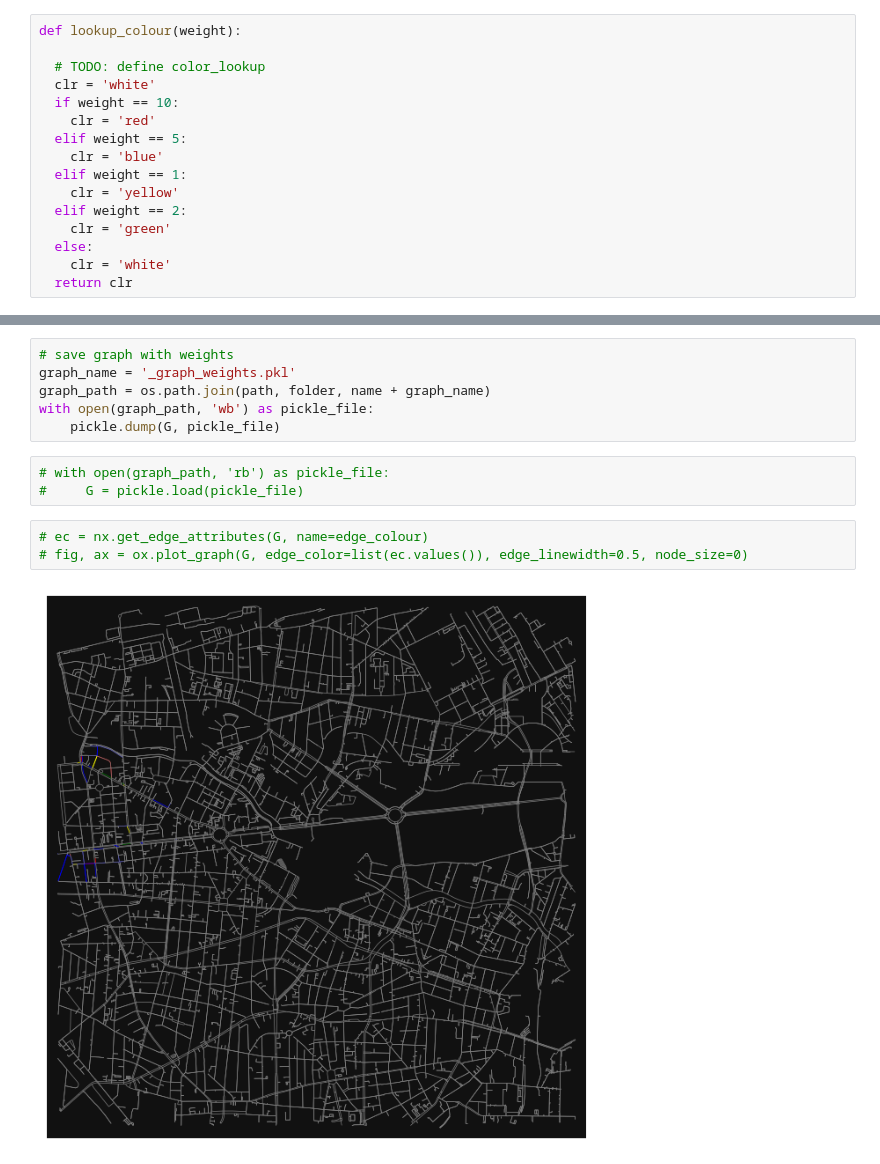
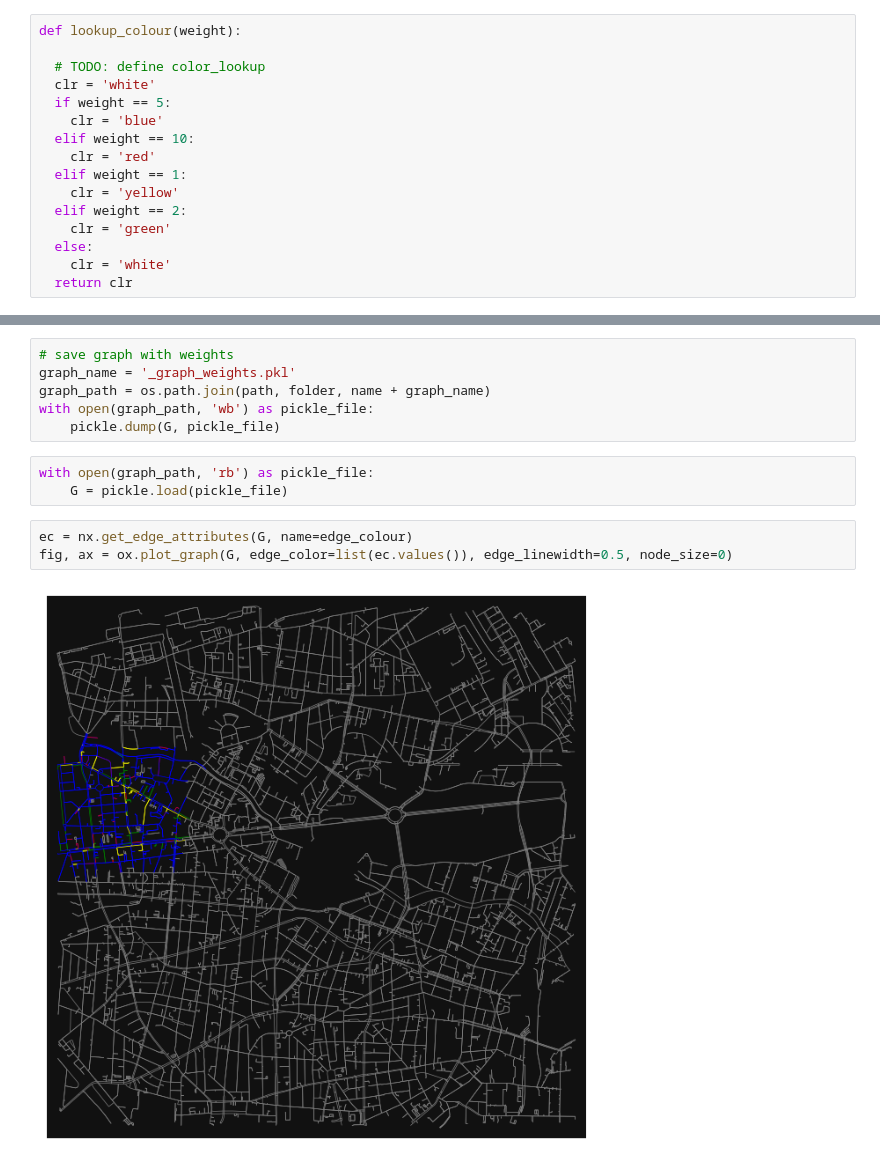
Before and after one commit to graumannm/Berlin_Bike_CV, a Jupyter notebook: update_graph.ipynb, the cells around one changed output, grey strips where cells are left out. Drawn from its saved outputs; the diff is of its cells as text.

```diff
--- a/update_graph.ipynb
+++ b/update_graph.ipynb
@@ -87,10 +87,10 @@ def lookup_colour(weight):
 
   # TODO: define color_lookup
   clr = 'white'
-  if weight == 10:
+  if weight == 5:
+    clr = 'blue'
+  elif weight == 10:
     clr = 'red'
-  elif weight == 5:
-    clr = 'blue'
   elif weight == 1:
     clr = 'yellow'
   elif weight == 2:
@@ -119,10 +119,10 @@ graph_path = os.path.join(path, folder, name + graph_name)
 with open(graph_path, 'wb') as pickle_file:
     pickle.dump(G, pickle_file)
 # %%
-# with open(graph_path, 'rb') as pickle_file:
-#     G = pickle.load(pickle_file)
+with open(graph_path, 'rb') as pickle_file:
+    G = pickle.load(pickle_file)
 # %%
-# ec = nx.get_edge_attributes(G, name=edge_colour)
-# fig, ax = ox.plot_graph(G, edge_color=list(ec.values()), edge_linewidth=0.5, node_size=0)
+ec = nx.get_edge_attributes(G, name=edge_colour)
+fig, ax = ox.plot_graph(G, edge_color=list(ec.values()), edge_linewidth=0.5, node_size=0)
 # %% [output]
-[figure, old version]
+[figure, new version]
```
Also changed, not shown: parts of 3 cells of this notebook, 1 other file.
